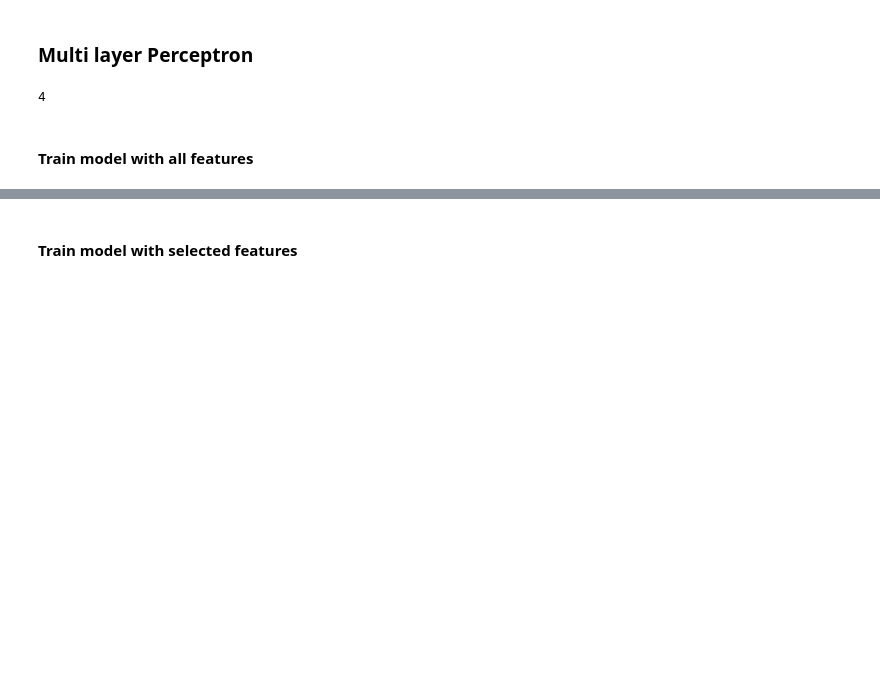
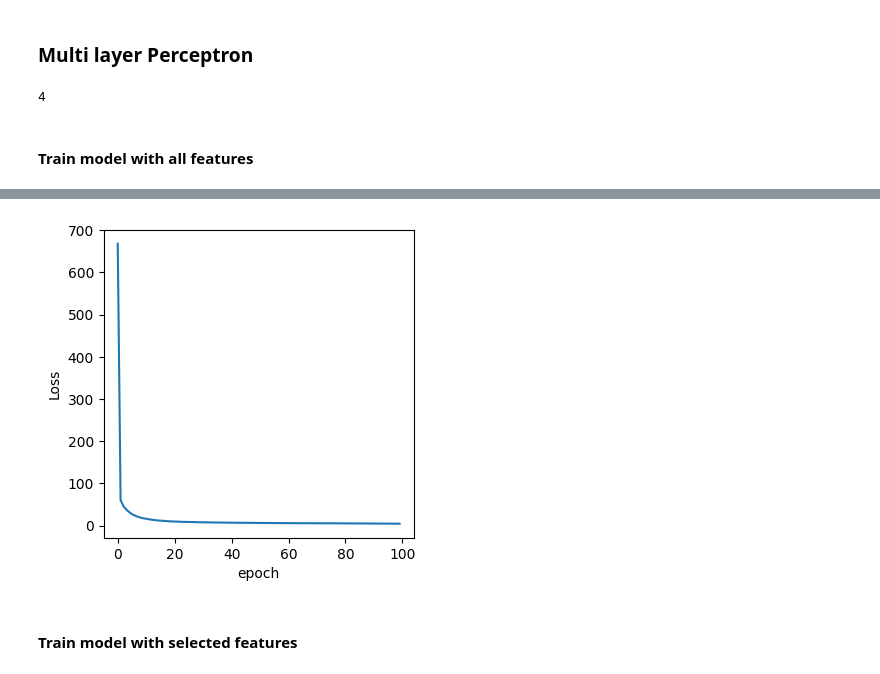
Before and after one commit to Apollos1301/calories_prediction, a Jupyter notebook: model.ipynb, the cells around one changed output, grey strips where cells are left out. Saved outputs shown, nothing was run; the diff lists cells and outputs as text; code cells hidden in the pictures; blank space fills up the shorter version.

```diff
--- a/model.ipynb
+++ b/model.ipynb
@@ -202,9 +202,12 @@ class MLP(nn.Module):
     def __init__(self, in_features):
         super(MLP, self).__init__()
         torch.set_default_dtype(torch.float64)
-        self.linear1 = nn.Linear(in_features=in_features, out_features=16)
+        out_feat = 16
+        if(in_features < 8):
+            out_feat = 8
+        self.linear1 = nn.Linear(in_features=in_features, out_features=out_feat)
         self.reLu1 = nn.ReLU()
-        self.linear2 = nn.Linear(in_features = 16, out_features=1)
+        self.linear2 = nn.Linear(in_features = out_feat, out_features=1)
         self.reLu2 = nn.ReLU()
 
     def forward(self, _x):
@@ -227,7 +230,7 @@ model_reduced = MLP(featureSize_reduced).to(device=device)
 # %%
 NUM_EPOCHS = 100
 
-loss_fn = nn.MSELoss()#nn.L1Loss()
+loss_fn = nn.MSELoss()##nn.L1Loss()
 optimizer = optim.SGD(model_full.parameters(), lr=1e-3)
 scheduler = lr_scheduler.ReduceLROnPlateau(optimizer, mode='min', factor=0.1, patience=3, verbose=True)
 loss_values_full = []
@@ -251,5 +254,10 @@ for epoch in range(NUM_EPOCHS):
     avg_loss = total_loss / len(f_train_Loader)
     scheduler.step(avg_loss)
     loss_values_full.append(avg_loss)
-    print(f'Epoch {epoch+1}/{NUM_EPOCHS}, Loss: {round(avg_loss, 4)}')
+
+    # print(f'Epoch {(epoch+1)}/{NUM_EPOCHS}, Loss: {round(avg_loss, 4)}')
+    if ((epoch+1)%20)==0 :
+        print(f'Epoch {(epoch+1)}/{NUM_EPOCHS}, Loss: {round(avg_loss, 4)}')
+    elif (epoch+1) == 1:
+        print(f'Epoch {(epoch+1)}/{NUM_EPOCHS}, Loss: {round(avg_loss, 4)}')
 # %% [output]
@@ -266,3 +270,10 @@ KeyboardInterrupt:
+# %%
+plt.figure(figsize=(4,4))
+plot = sns.lineplot(loss_values_full)
+plot.set(xlabel='epoch', ylabel='Loss')
+plt.show()
+# %% [output]
+[figure, added]
 # %% [markdown]
 #### Train model with selected features
 # %%
```
Also changed, not shown: parts of 18 cells of this notebook, 1 other file.
